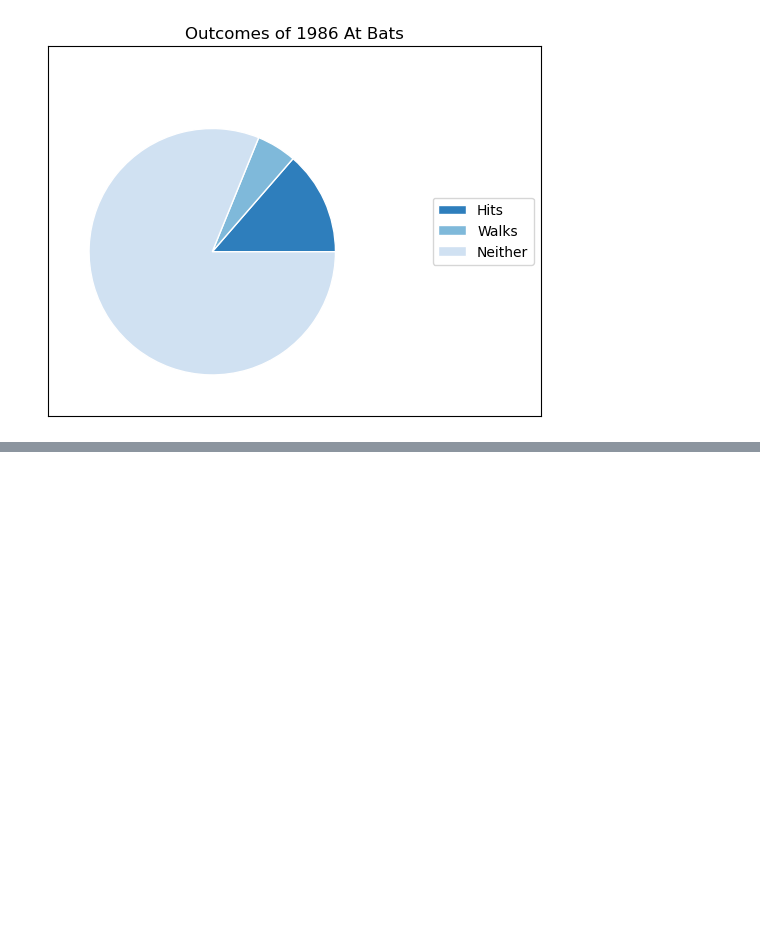
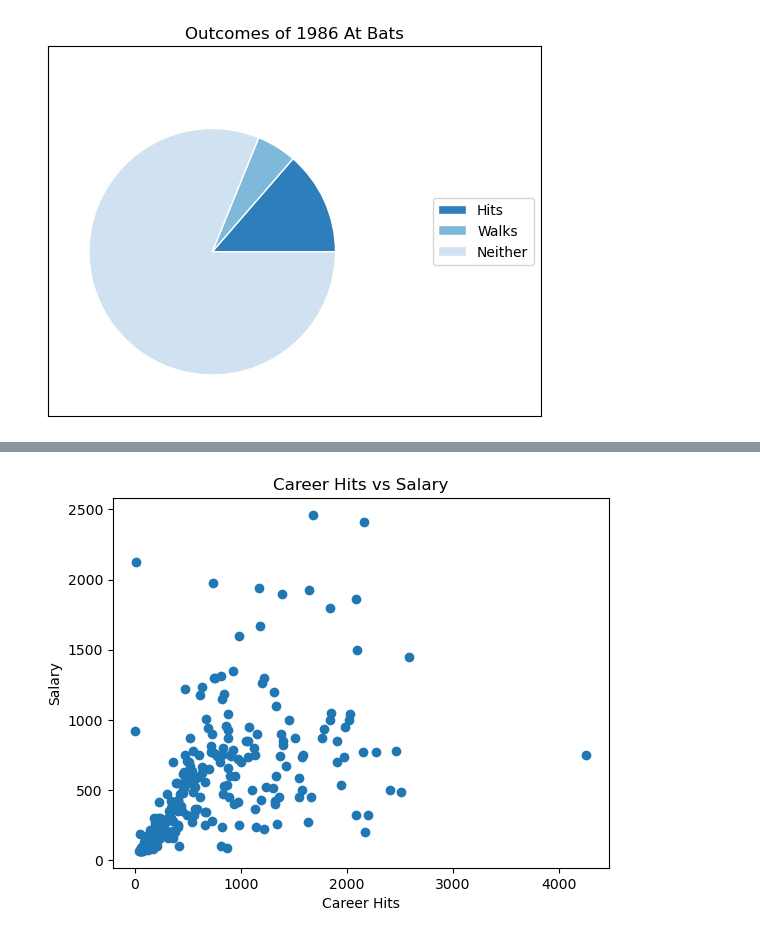
Before and after one commit to katesnow1/code_2600, a Jupyter notebook: homework1.ipynb, the cells around one changed output, grey strips where cells are left out. Cells and saved outputs as stored; diff of their text form; code cells hidden in the pictures; blank space fills up the shorter version.

```diff
--- a/homework1.ipynb
+++ b/homework1.ipynb
@@ -136,0 +165,9 @@ plt.show()
+# %%
+#Scatter Plot of Salary and Career Hits
+plt.scatter(Hitters['CHits'], salaryCol)
+plt.xlabel("Career Hits")
+plt.ylabel("Salary")
+plt.title("Career Hits vs Salary")
+plt.show()
+# %% [output]
+[figure, added]
```
Also changed, not shown: parts of 8 cells of this notebook.
